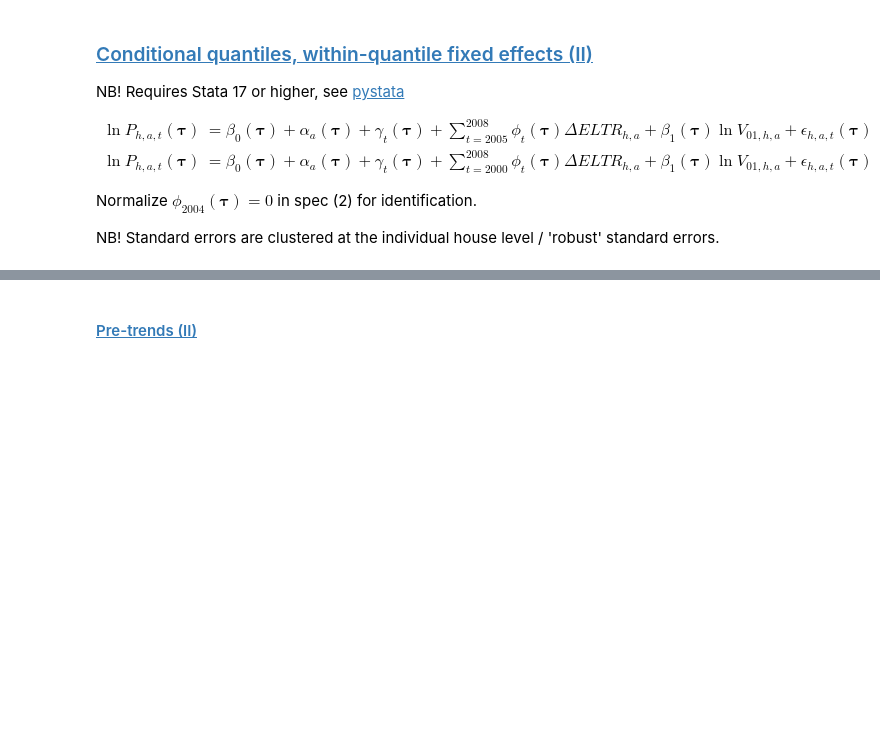
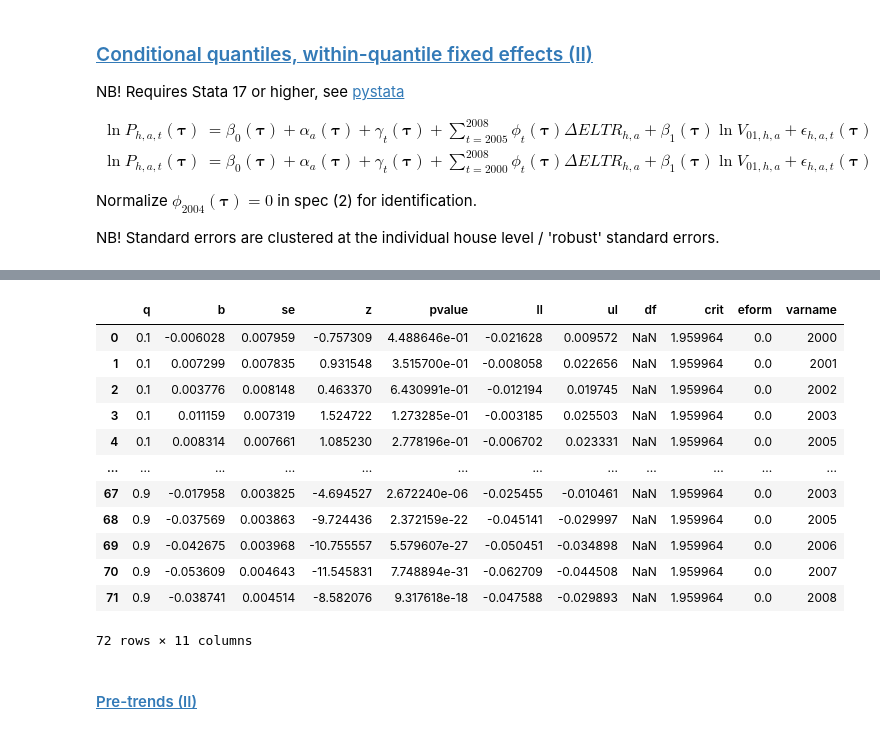
Before and after one commit to jorgenhost/No_taxation_without_capitalization, a Jupyter notebook: 4_main.ipynb, the cells around one changed output, grey strips where cells are left out. Cells and saved outputs as stored; diff of their text form; code cells hidden in the pictures; blank space fills up the shorter version.

```diff
--- a/4_main.ipynb
+++ b/4_main.ipynb
@@ -724,11 +727,26 @@ end of do-file
 # %%
 list_of_dfs = []
 
 for quant in range(10, 90+10, 10):
     df = pd.read_stata(f'models/trend_diff/quant_est_{quant}_trend_diff_04.dta')
     list_of_dfs.append(df)
 
 quantiles_within_fe_trend_04 = pd.concat(list_of_dfs).reset_index(drop=True)
+quantiles_within_fe_trend_04
+# %% [output]
+|  | q | b | se | z | pvalue | ll | ul | df | crit | eform | varname |
+| 0 | 0.1 | -0.006028 | 0.007959 | -0.757309 | 4.488646e-01 | -0.021628 | 0.009572 | NaN | 1.959964 | 0.0 | 2000 |
+| 1 | 0.1 | 0.007299 | 0.007835 | 0.931548 | 3.515700e-01 | -0.008058 | 0.022656 | NaN | 1.959964 | 0.0 | 2001 |
+| 2 | 0.1 | 0.003776 | 0.008148 | 0.463370 | 6.430991e-01 | -0.012194 | 0.019745 | NaN | 1.959964 | 0.0 | 2002 |
+| 3 | 0.1 | 0.011159 | 0.007319 | 1.524722 | 1.273285e-01 | -0.003185 | 0.025503 | NaN | 1.959964 | 0.0 | 2003 |
+| 4 | 0.1 | 0.008314 | 0.007661 | 1.085230 | 2.778196e-01 | -0.006702 | 0.023331 | NaN | 1.959964 | 0.0 | 2005 |
+| ... | ... | ... | ... | ... | ... | ... | ... | ... | ... | ... | ... |
+| 67 | 0.9 | -0.017958 | 0.003825 | -4.694527 | 2.672240e-06 | -0.025455 | -0.010461 | NaN | 1.959964 | 0.0 | 2003 |
+| 68 | 0.9 | -0.037569 | 0.003863 | -9.724436 | 2.372159e-22 | -0.045141 | -0.029997 | NaN | 1.959964 | 0.0 | 2005 |
+| 69 | 0.9 | -0.042675 | 0.003968 | -10.755557 | 5.579607e-27 | -0.050451 | -0.034898 | NaN | 1.959964 | 0.0 | 2006 |
+| 70 | 0.9 | -0.053609 | 0.004643 | -11.545831 | 7.748894e-31 | -0.062709 | -0.044508 | NaN | 1.959964 | 0.0 | 2007 |
+| 71 | 0.9 | -0.038741 | 0.004514 | -8.582076 | 9.317618e-18 | -0.047588 | -0.029893 | NaN | 1.959964 | 0.0 | 2008 |
+72 rows × 11 columns
 # %% [markdown]
 #### <a id='toc3_1_4_1_'></a>[Pre-trends (II)](#toc0_)
 # %%
```
Also changed, not shown: parts of 14 cells of this notebook, 54 other files.
